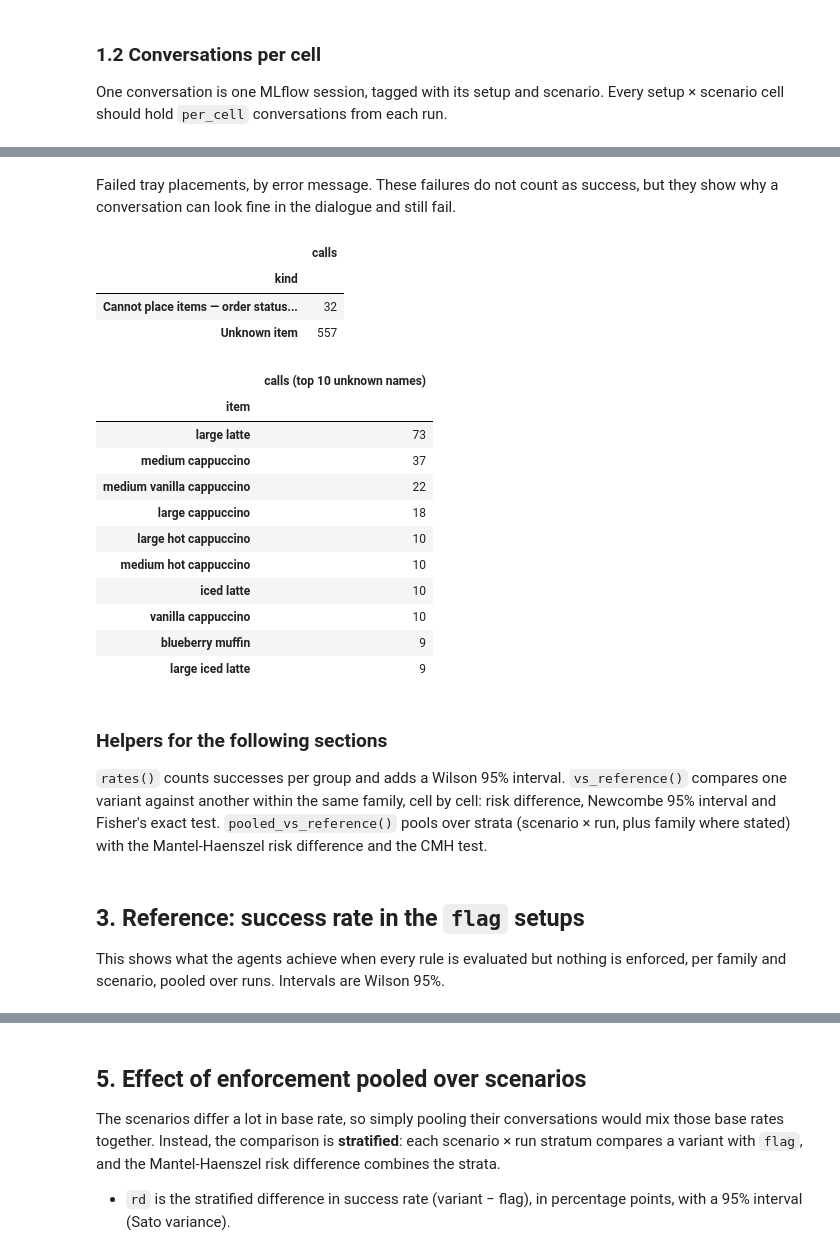
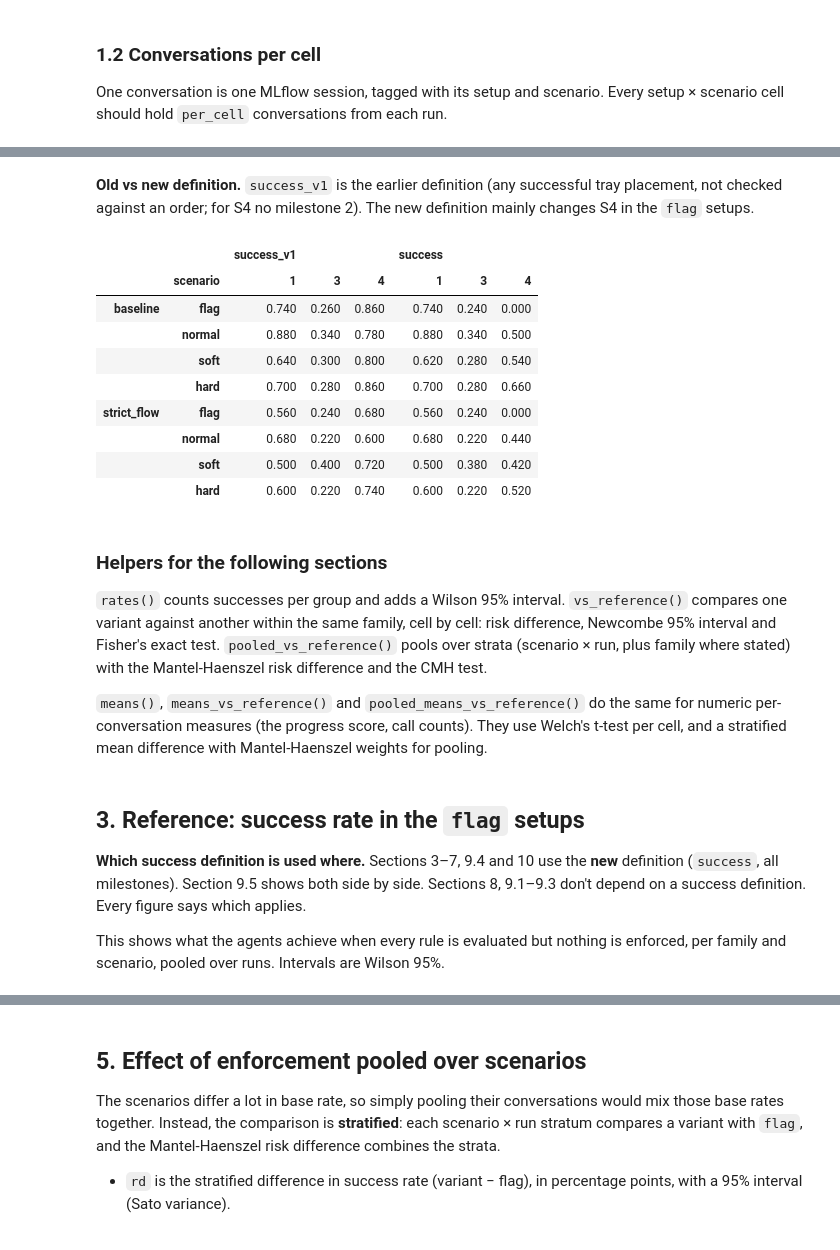
Before and after one commit to mp-2026-BPM/Agent-Guardrail-Inspector, a Jupyter notebook: analysis/guardrail_effects.ipynb, the cells around one changed output, grey strips where cells are left out. Cells and saved outputs as stored; diff of their text form; code cells hidden in the pictures.

```diff
--- a/analysis/guardrail_effects.ipynb
+++ b/analysis/guardrail_effects.ipynb
@@ -54,12 +57,18 @@ EXPERIMENT_RUNS = ANALYSIS_DIR.parent.parent / "experiment_runs"
 RUN_DIRS = {
     "mini": EXPERIMENT_RUNS / "mini",
     "more": EXPERIMENT_RUNS / "more",
+    "run3": EXPERIMENT_RUNS / "run3",
 }
 
 FAMILIES = ["baseline", "strict_flow"]
 ENFORCEMENTS = ["flag", "normal", "soft", "hard"]
 TREATMENTS = ["normal", "soft", "hard"]
 SCENARIOS = {1: "S1 latte + croissant", 3: "S3 complaint", 4: "S4 recommendation"}
+
+# Every figure names the success definition it uses (or that it doesn't use one).
+LABEL_NEW = "success = new definition (all milestones)"
+LABEL_OLD = "success = old definition (anything delivered)"
+LABEL_NONE = "independent of the success definition"
 
 # Reference gray for `flag`, then the first three categorical slots.
 COLORS = {"flag": "#8a8984", "normal": "#2a78d6", "soft": "#eb6834", "hard": "#1baf7a"}
@@ -92,7 +101,7 @@ pd.options.display.float_format = "{:.3f}".format
 
 Only runs made with the same code, model and machine seed should be pooled. Check that the `commit`, `model` and `machine_seed` columns agree.
 # %%
-runs, conversations, tool_calls = load_runs(RUN_DIRS)
+runs, conversations, tool_calls, gateway, llm_calls = load_runs(RUN_DIRS)
 runs
 # %% [output]
 |  | run | run_id | commit | model | machine_seed | setups | scenarios | per_cell | cells_done | cells |
@@ -253,40 +421,34 @@ pd.crosstab(
 # %% [markdown]
-Failed tray placements, by error message. These failures do not count as success, but they show why a conversation can look fine in the dialogue and still fail.
+**Old vs new definition.** `success_v1` is the earlier definition (any successful tray placement, not checked against an order; for S4 no milestone 2). The new definition mainly changes S4 in the `flag` setups.
 # %%
-tray_errors = calls[
-    (calls.tool == "place_on_tray") & ~calls.result.map(_tray_ok)
-].copy()
-tray_errors["message"] = tray_errors.result.map(
-    lambda r: (r or {}).get("message", "unparseable")
-)
-tray_errors["kind"] = tray_errors.message.str.replace(
-    r"^Unknown item: .*", "Unknown item", regex=True
-).str.replace(r"order status is \w+", "order status is <status>", regex=True)
-display(tray_errors.groupby("kind").size().to_frame("calls"))
-tray_errors[tray_errors.kind == "Unknown item"].item.value_counts().head(10).to_frame(
-    "calls (top 10 unknown names)"
-)
+pd.concat(
+    {
+        "success_v1": conv.pivot_table(
+            index=["family", "enforcement"], columns="scenario", values="success_v1"
+        ),
+        "success": conv.pivot_table(
+            index=["family", "enforcement"], columns="scenario", values="success"
+        ),
+    },
+    axis=1,
+).reindex(pd.MultiIndex.from_product([FAMILIES, ENFORCEMENTS]))
 # %% [output]
-|  | calls |
-| kind |  |
-| Cannot place items — order status... | 32 |
-| Unknown item | 557 |
+|  |  | success_v1 |  |  | success |  |  |
+|  | scenario | 1 | 3 | 4 | 1 | 3 | 4 |
+| baseline | flag | 0.740 | 0.260 | 0.860 | 0.740 | 0.240 | 0.000 |
+|  | normal | 0.880 | 0.340 | 0.780 | 0.880 | 0.340 | 0.500 |
+|  | soft | 0.640 | 0.300 | 0.800 | 0.620 | 0.280 | 0.540 |
+|  | hard | 0.700 | 0.280 | 0.860 | 0.700 | 0.280 | 0.660 |
+| strict_flow | flag | 0.560 | 0.240 | 0.680 | 0.560 | 0.240 | 0.000 |
+|  | normal | 0.680 | 0.220 | 0.600 | 0.680 | 0.220 | 0.440 |
+|  | soft | 0.500 | 0.400 | 0.720 | 0.500 | 0.380 | 0.420 |
+|  | hard | 0.600 | 0.220 | 0.740 | 0.600 | 0.220 | 0.520 |
-|  | calls (top 10 unknown names) |
-| item |  |
-| large latte | 73 |
-| medium cappuccino | 37 |
-| medium vanilla cappuccino | 22 |
-| large cappuccino | 18 |
-| large hot cappuccino | 10 |
-| medium hot cappuccino | 10 |
-| iced latte | 10 |
-| vanilla cappuccino | 10 |
-| blueberry muffin | 9 |
-| large iced latte | 9 |
 # %% [markdown]
 ### Helpers for the following sections
 
 `rates()` counts successes per group and adds a Wilson 95% interval. `vs_reference()` compares one variant against another within the same family, cell by cell: risk difference, Newcombe 95% interval and Fisher's exact test. `pooled_vs_reference()` pools over strata (scenario × run, plus family where stated) with the Mantel-Haenszel risk difference and the CMH test.
+
+`means()`, `means_vs_reference()` and `pooled_means_vs_reference()` do the same for numeric per-conversation measures (the progress score, call counts). They use Welch's t-test per cell, and a stratified mean difference with Mantel-Haenszel weights for pooling.
 # %%
 def rates(df, by):
     g = df.groupby(by).success.agg(k="sum", n="count").reset_index()
@@ -374,6 +611,8 @@ def ci_axes(ax, title=None):
 # %% [markdown]
 ## 3. Reference: success rate in the `flag` setups
 
+**Which success definition is used where.** Sections 3–7, 9.4 and 10 use the **new** definition (`success`, all milestones). Section 9.5 shows both side by side. Sections 8, 9.1–9.3 don't depend on a success definition. Every figure says which applies.
+
 This shows what the agents achieve when every rule is evaluated but nothing is enforced, per family and scenario, pooled over runs. Intervals are Wilson 95%.
 # %%
 reference = conv[conv.enforcement == "flag"]
```
Also changed, not shown: parts of 75 cells of this notebook, 10 other files.
